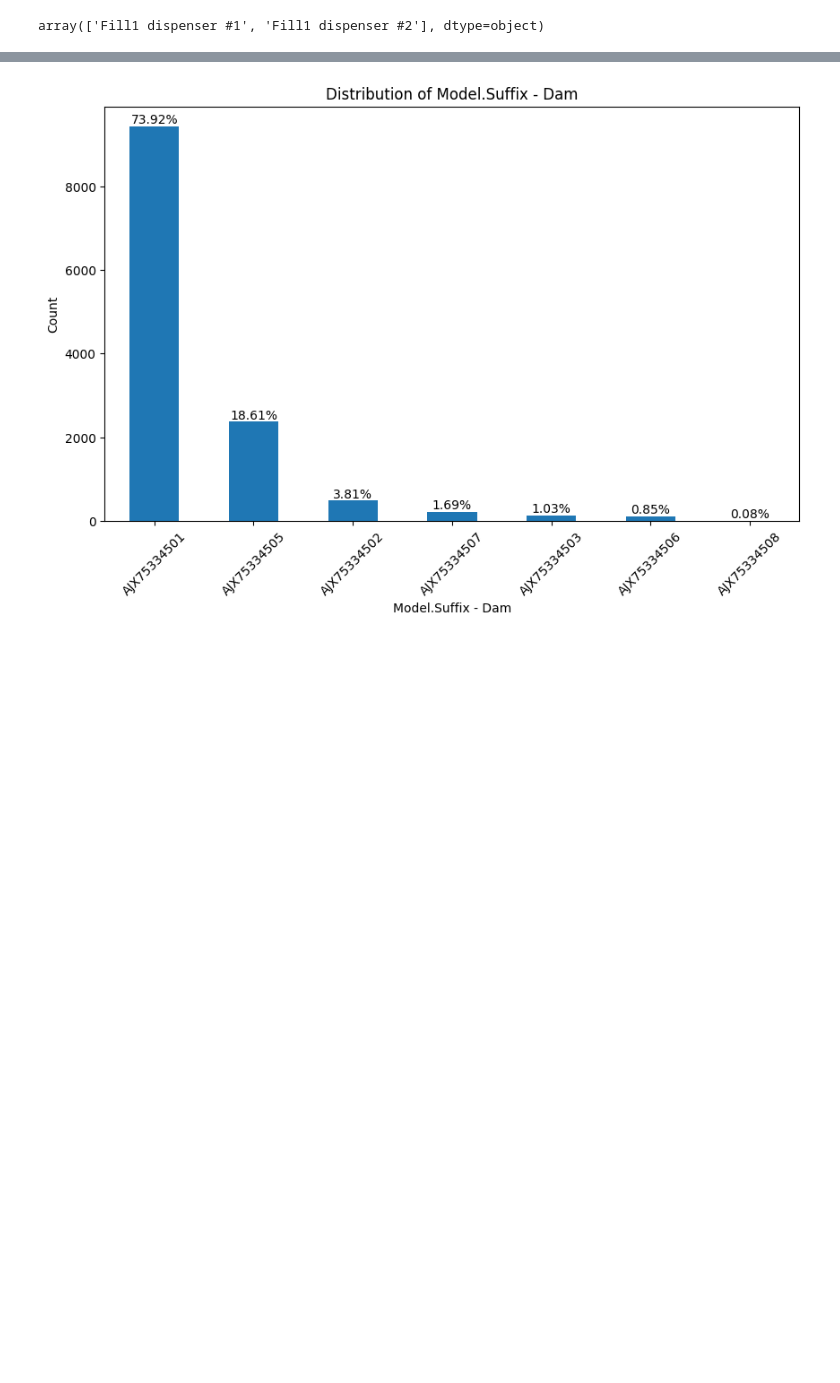
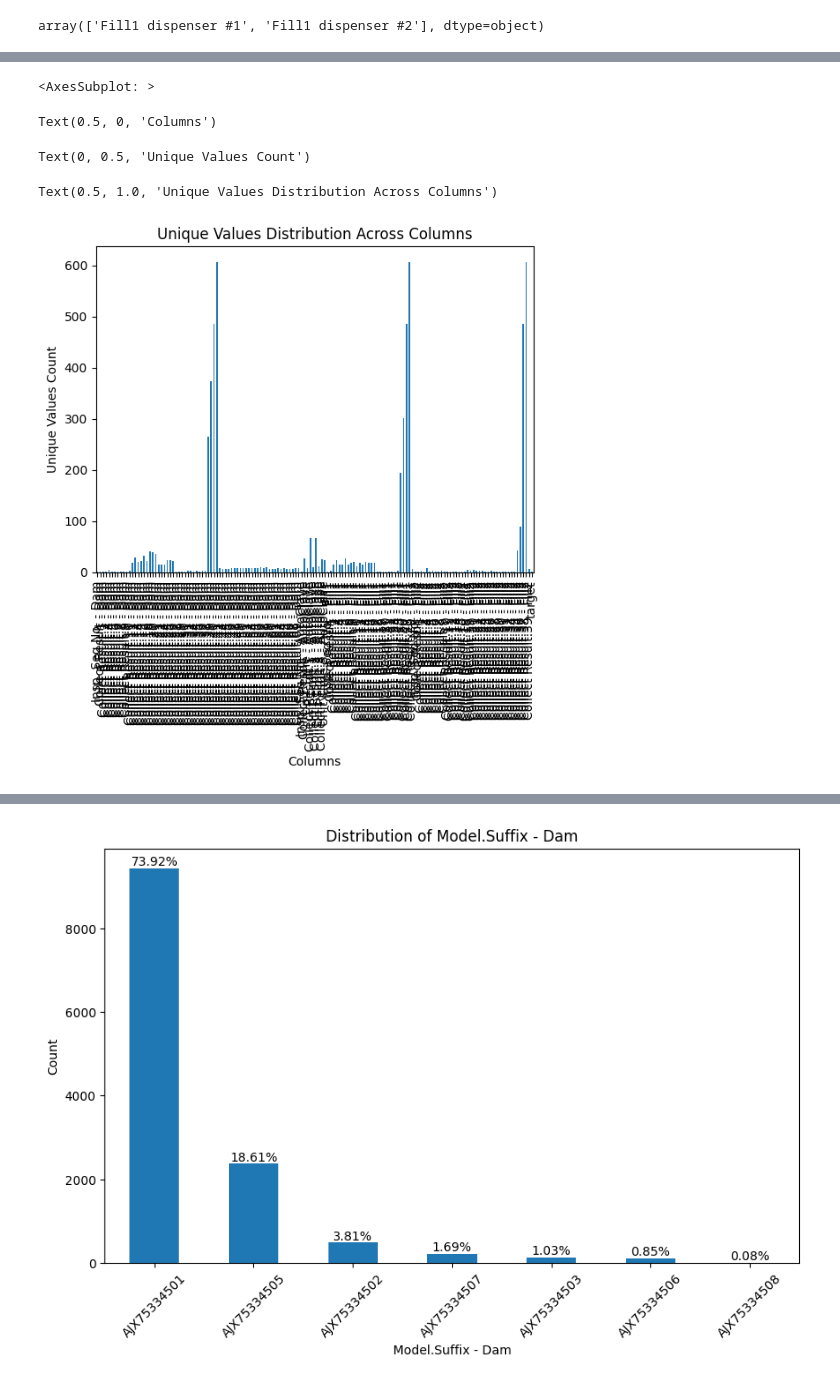
Before and after one commit to 20th-Century-Studios/Aimers_chanwoong, a Jupyter notebook: EDA.ipynb, the cells around one changed output, grey strips where cells are left out. Cells and saved outputs as stored; diff of their text form; code cells hidden in the pictures; blank space fills up the shorter version.

Commit message:
Feat#1: numerical features EDA

```diff
--- a/EDA.ipynb
+++ b/EDA.ipynb
@@ -321,0 +371,3 @@ array(['Fill1 dispenser #1', 'Fill1 dispenser #2'], dtype=object)
+# %%
+# target 컬럼 값 변경
+numeric_columns['target'] = filtered_categorical_df['target'].map({'AbNormal': 0, 'Normal': 1})
@@ -321,0 +415,13 @@ array(['Fill1 dispenser #1', 'Fill1 dispenser #2'], dtype=object)
+# %%
+# 고유값 분포 시각화
+numeric_columns.nunique().plot(kind='bar')
+plt.xlabel('Columns')
+plt.ylabel('Unique Values Count')
+plt.title('Unique Values Distribution Across Columns')
+plt.show()
+# %% [output]
+<AxesSubplot: >
+Text(0.5, 0, 'Columns')
+Text(0, 0.5, 'Unique Values Count')
+Text(0.5, 1.0, 'Unique Values Distribution Across Columns')
+[figure, added]
```
Also changed, not shown: parts of 12 cells of this notebook.
